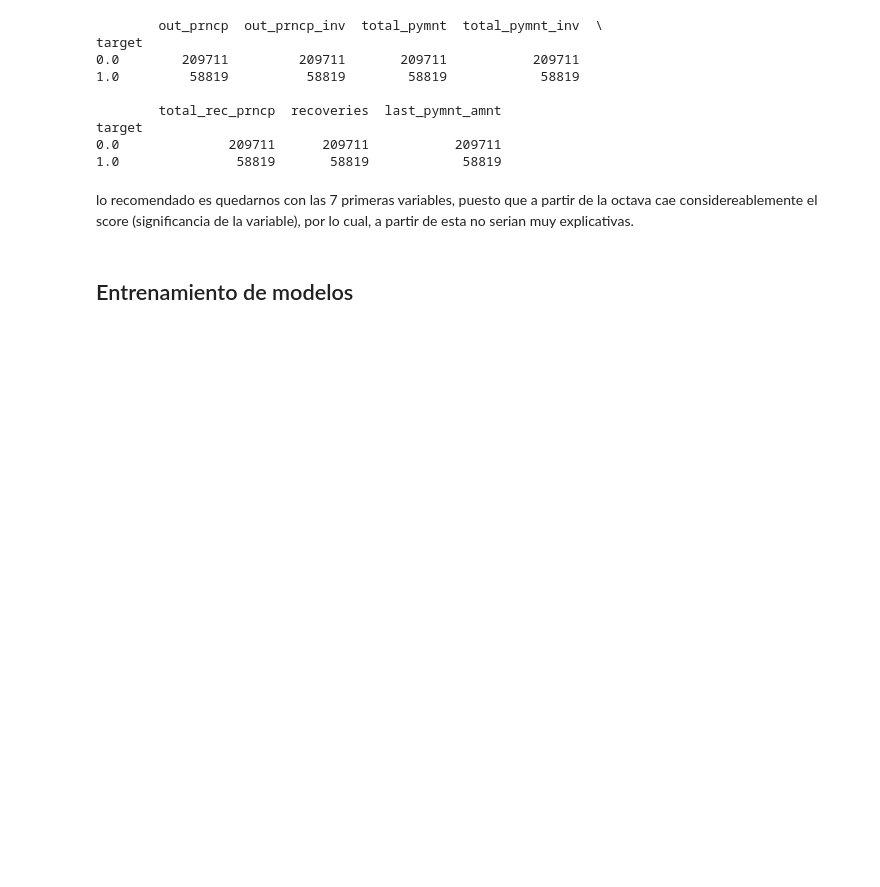
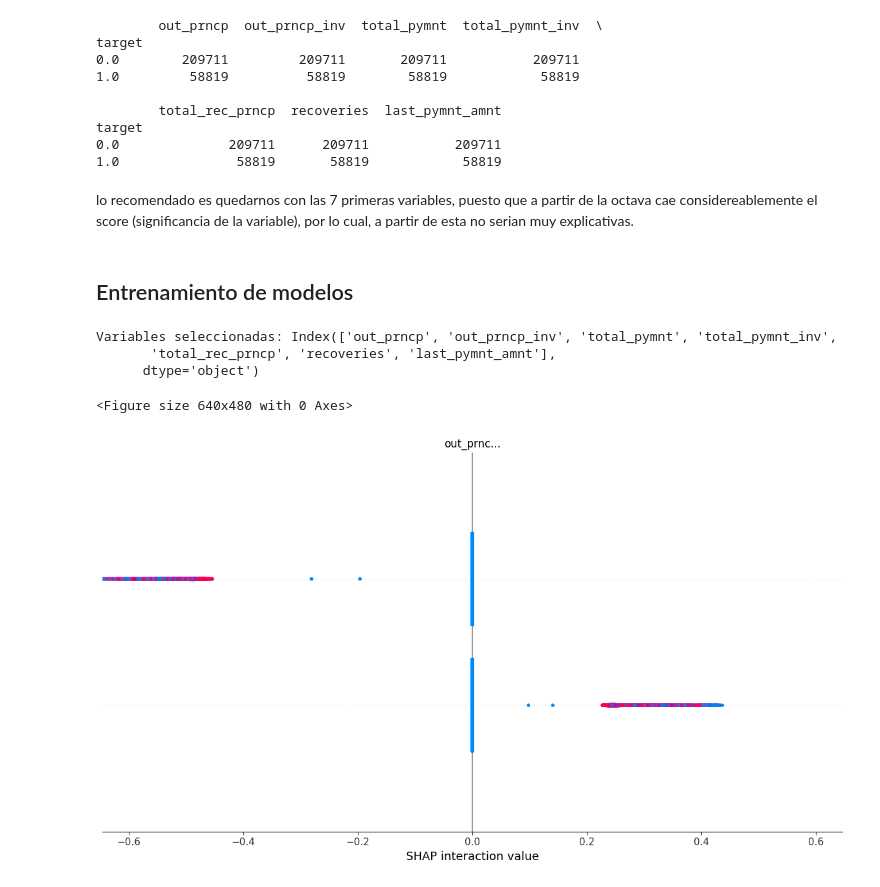
Before and after one commit to andresaris1/bio---copia, a Jupyter notebook: modelo.ipynb, the cells around one changed output. Cells and saved outputs as stored; diff of their text form; code cells hidden in the pictures; blank space fills up the shorter version.

```diff
--- a/modelo.ipynb
+++ b/modelo.ipynb
@@ -284,6 +280,43 @@ target
 lo recomendado es quedarnos con las 7 primeras variables, puesto que a partir de la octava cae considereablemente el score (significancia de la variable), por lo cual, a partir de esta no serian muy explicativas.
 # %% [markdown]
 ## Entrenamiento de modelos
+# %%
+from sklearn.feature_selection import SelectKBest, f_classif
+from sklearn.model_selection import train_test_split
+from sklearn.ensemble import RandomForestClassifier
+import shap
+
+# Usa el DataFrame ya codificado y sin nulos
+X = df_encoded.drop(columns=['target'], errors='ignore')
+y = df['target']
+
+# Selección de variables (elige el número que prefieras, aquí 7)
+k = 7
+selector = SelectKBest(score_func=f_classif, k=k)
+X_new = selector.fit_transform(X, y)
+mask = selector.get_support()
+selected_features = X.columns[mask]
+print("Variables seleccionadas:", selected_features)
+
+# Entrenamiento con las variables seleccionadas
+X_selected = X[selected_features]
+X_train, X_test, y_train, y_test = train_test_split(X_selected, y, test_size=0.2, random_state=42)
+model = RandomForestClassifier()
+model.fit(X_train, y_train)
+
+# Asegúrate de que las columnas y el orden coincidan
+X_test = X_test[X_train.columns]
+
+# Gráfica SHAP (con verificación de aditividad desactivada para evitar errores)
+explainer = shap.Explainer(model, X_train)
+shap_values = explainer(X_test, check_additivity=False)
+shap.summary_plot(shap_values, X_test, feature_names=selected_features)
+# %% [output]
+Variables seleccionadas: Index(['out_prncp', 'out_prncp_inv', 'total_pymnt', 'total_pymnt_inv',
+       'total_rec_prncp', 'recoveries', 'last_pymnt_amnt'],
+      dtype='object')
+<Figure size 640x480 with 0 Axes>
+[figure, added]
 # %%
 from sklearn.model_selection import train_test_split
 from sklearn.linear_model import LogisticRegression
```
Also changed, not shown: parts of 4 cells of this notebook.
